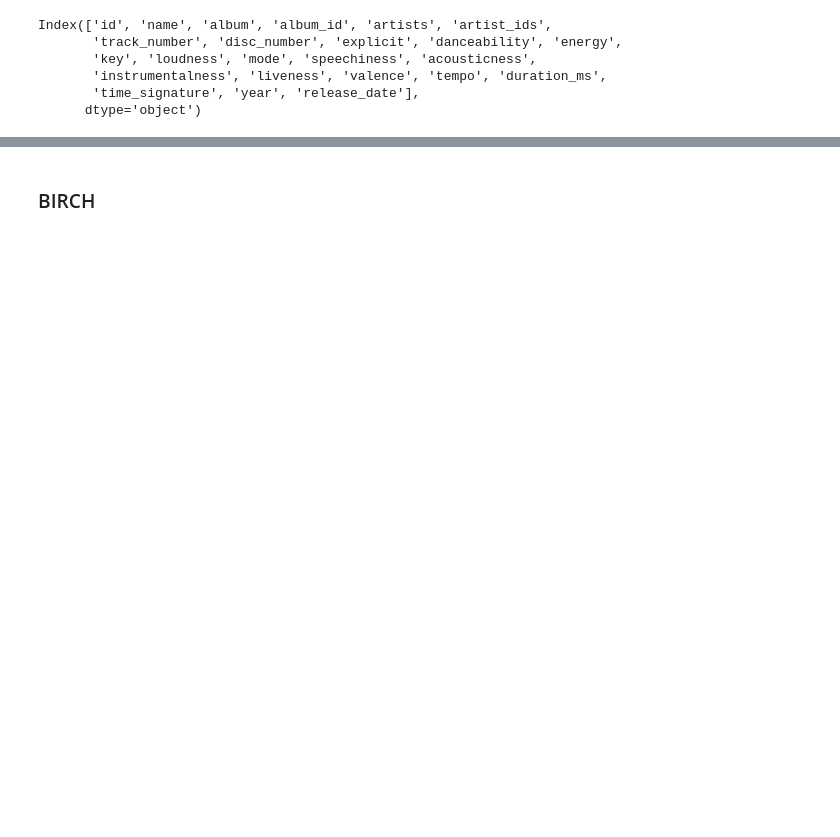
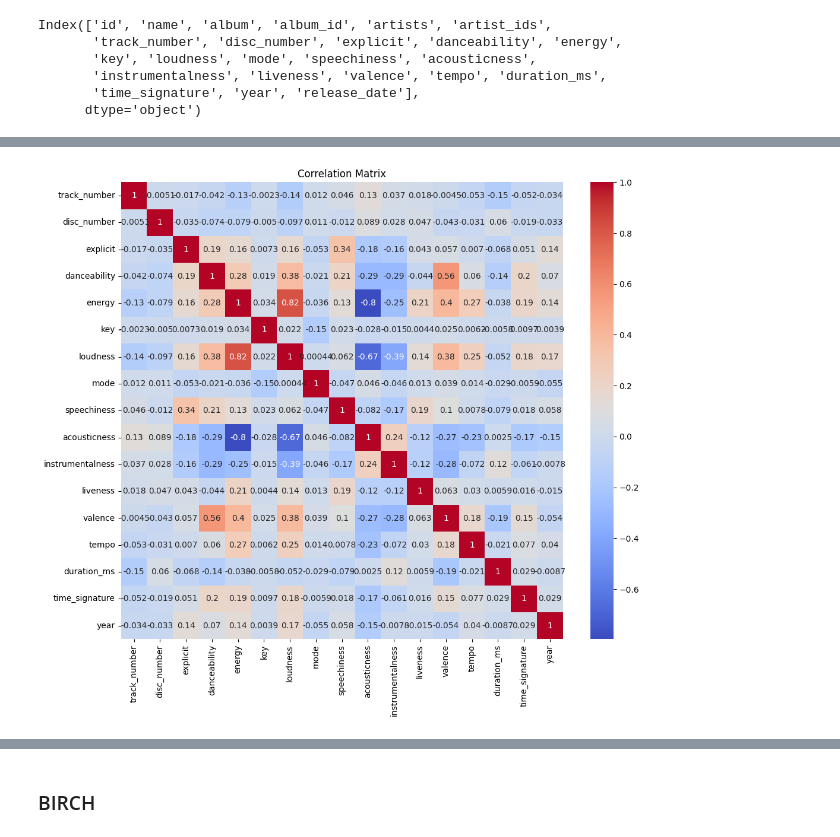
Before and after one commit to Jidorr/Spotify_TFM, a Jupyter notebook: src/modeling/recommender_system.ipynb, the cells around one changed output, grey strips where cells are left out. Drawn from its saved outputs; the diff is of its cells as text; code cells hidden in the pictures; blank space fills up the shorter version.

```diff
--- a/src/modeling/recommender_system.ipynb
+++ b/src/modeling/recommender_system.ipynb
@@ -22,3 +22,7 @@ dataset = pd.read_sql_query("SELECT * FROM songs", conn)
+# %%
+# ens conectem a la base de dades i creem el dataset
+conn = sqlite3.connect("../../data/database/song_database.db")
+dataset = pd.read_sql_query("SELECT * FROM songs2", conn)
 # %%
 dataset.columns
 # %% [output]
@@ -41,4 +34,0 @@ sns.countplot(ax=axes[1],x='mode',data=dataset,palette='coolwarm')
-# %%
-dataset['release_date'] = pd.to_datetime(dataset['release_date'], errors='coerce')
-dataset['year'] = dataset['release_date'].apply(lambda time: time.year)
-dataset = dataset.dropna()
@@ -149,0 +103,9 @@ dict1['kmeans']=x
+# %%
+# matriu de correlacions
+correlation_matrix = dataset.corr()
+plt.figure(figsize=(12, 10))
+sns.heatmap(correlation_matrix, annot=True, cmap='coolwarm')
+plt.title('Correlation Matrix')
+plt.show()
+# %% [output]
+[figure, added]
```
Also changed, not shown: parts of 76 cells of this notebook, 8 other files.
